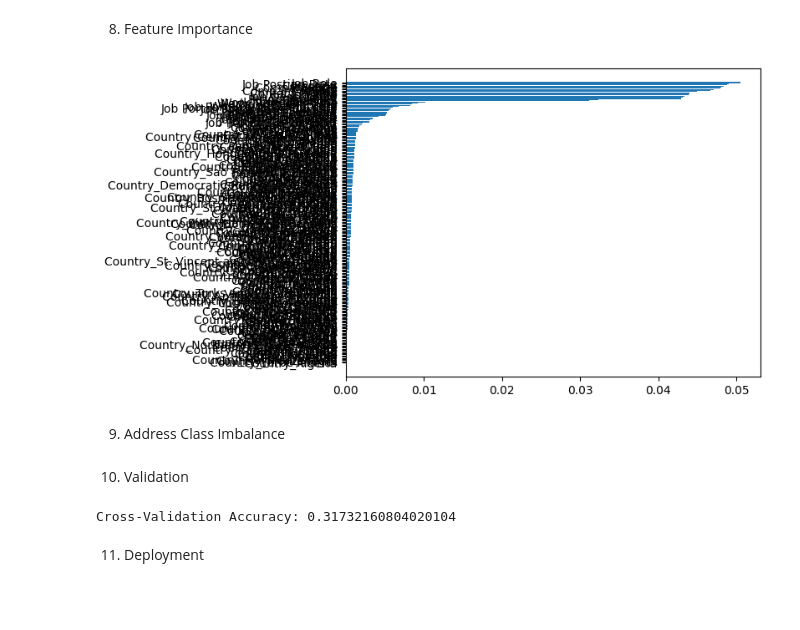
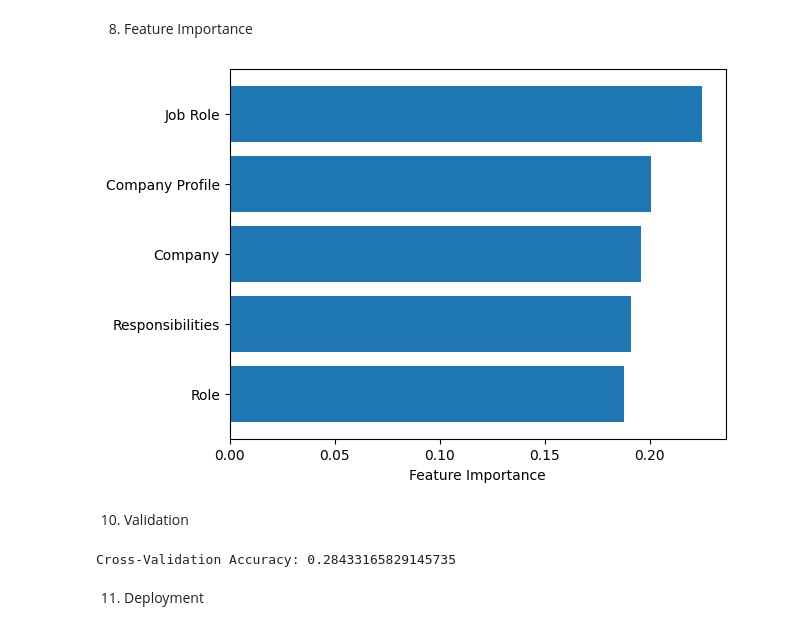
Before and after one commit to Chetana10r/SmartCareer_Project, a Jupyter notebook: ML_model.ipynb, the cells around one changed output. Saved outputs shown, nothing was run; the diff lists cells and outputs as text; code cells hidden in the pictures; blank space fills up the shorter version.

```diff
--- a/ML_model.ipynb
+++ b/ML_model.ipynb
@@ -201,8 +137,18 @@ X_train, X_test, y_train, y_test = train_test_split(X, y, test_size=0.2, random_
 # %% [markdown]
 5. Model Selection
+# %%
+# 6. Address Class Imbalance
+smote = SMOTE(random_state=42)
+adasyn = ADASYN(random_state=42)
+X_train, y_train = smote.fit_resample(X_train, y_train)
+X_train, y_train = adasyn.fit_resample(X_train, y_train)
+# %%
+# 7. Scaling Features
+scaler = StandardScaler()
+X_train = scaler.fit_transform(X_train)
+X_test = scaler.transform(X_test)
 # %%
-from sklearn.ensemble import RandomForestClassifier
-
-model = RandomForestClassifier(random_state=42)
+# 8. Model Selection & Training
+model = XGBClassifier(random_state=42)
 model.fit(X_train, y_train)
 # %% [output]
@@ -229,29 +184,28 @@ weighted avg       0.35      0.32      0.32       200
 # %% [markdown]
 7. Hyperparameter Tuning
 # %%
-from sklearn.model_selection import GridSearchCV
+# 10. Hyperparameter Tuning
+from sklearn.model_selection import RandomizedSearchCV
 
 param_grid = {
-    'n_estimators': [100, 200],
-    'max_depth': [None, 10, 20],
-    'min_samples_split': [2, 5],
+    'n_estimators': [100, 200, 300],
+    'max_depth': [3, 6, 10],
+    'learning_rate': [0.01, 0.1, 0.2],
+    'subsample': [0.5, 0.7, 1],
+    'colsample_bytree': [0.5, 0.7, 1]
 }
-grid_search = GridSearchCV(RandomForestClassifier(random_state=42), param_grid, cv=3)
+grid_search = RandomizedSearchCV(XGBClassifier(random_state=42), param_grid, cv=3, n_iter=10, n_jobs=-1)
 grid_search.fit(X_train, y_train)
 best_model = grid_search.best_estimator_
 # %% [markdown]
 8. Feature Importance
 # %%
-importances = model.feature_importances_
-features = X.columns
-sorted_indices = importances.argsort()
-
-# Plot feature importance
-import matplotlib.pyplot as plt
-
-plt.barh(features[sorted_indices], importances[sorted_indices])
+# 11. Feature Importance
+importances = best_model.feature_importances_
+features = selected_features
+sorted_indices = np.argsort(importances)
+plt.barh(np.array(features)[sorted_indices], importances[sorted_indices])
+plt.xlabel("Feature Importance")
 plt.show()
 # %% [output]
-[figure, old version]
+[figure, new version]
-# %% [markdown]
-9. Address Class Imbalance
@@ -263,12 +212,11 @@ X_train, y_train = smote.fit_resample(X_train, y_train)
 # %% [markdown]
 10. Validation
 # %%
-from sklearn.model_selection import cross_val_score
-
-scores = cross_val_score(model, X, y, cv=5)
+# 12. Cross-Validation
+scores = cross_val_score(best_model, X_selected, y, cv=5)
 print(f"Cross-Validation Accuracy: {scores.mean()}")
 # %% [output]
-Cross-Validation Accuracy: 0.31732160804020104
+Cross-Validation Accuracy: 0.28433165829145735
 # %% [markdown]
 11.  Deployment
 # %%
```
Also changed, not shown: parts of 12 cells of this notebook, 1 other file.
